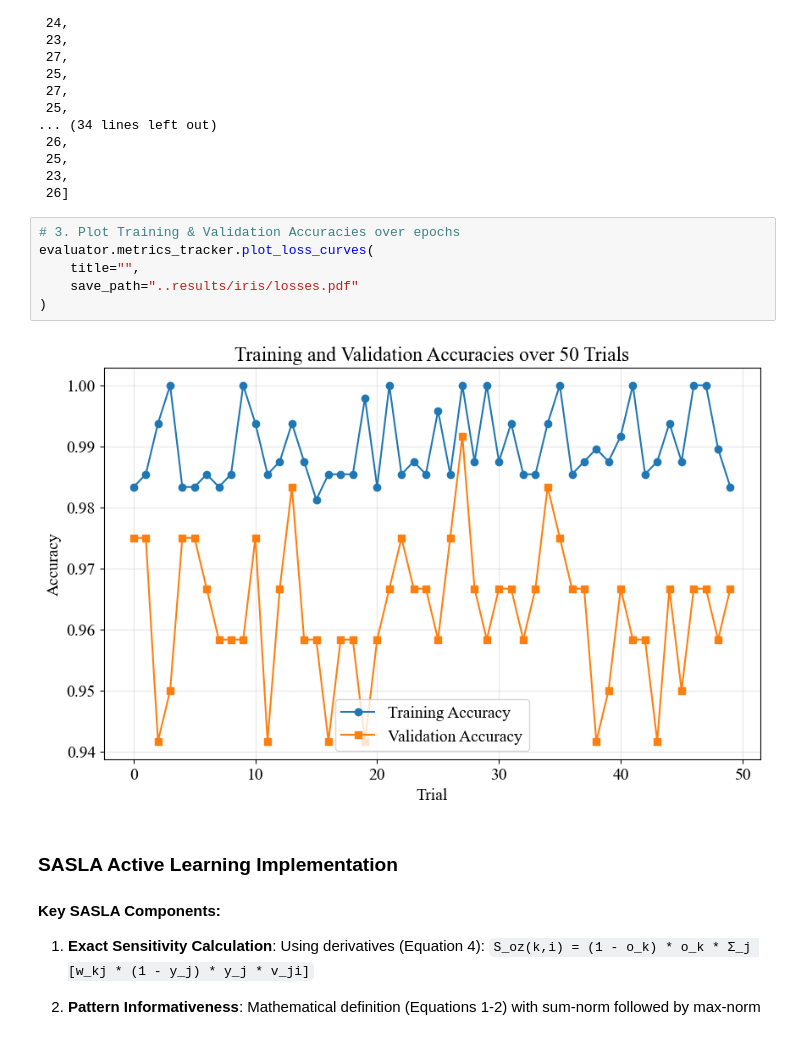
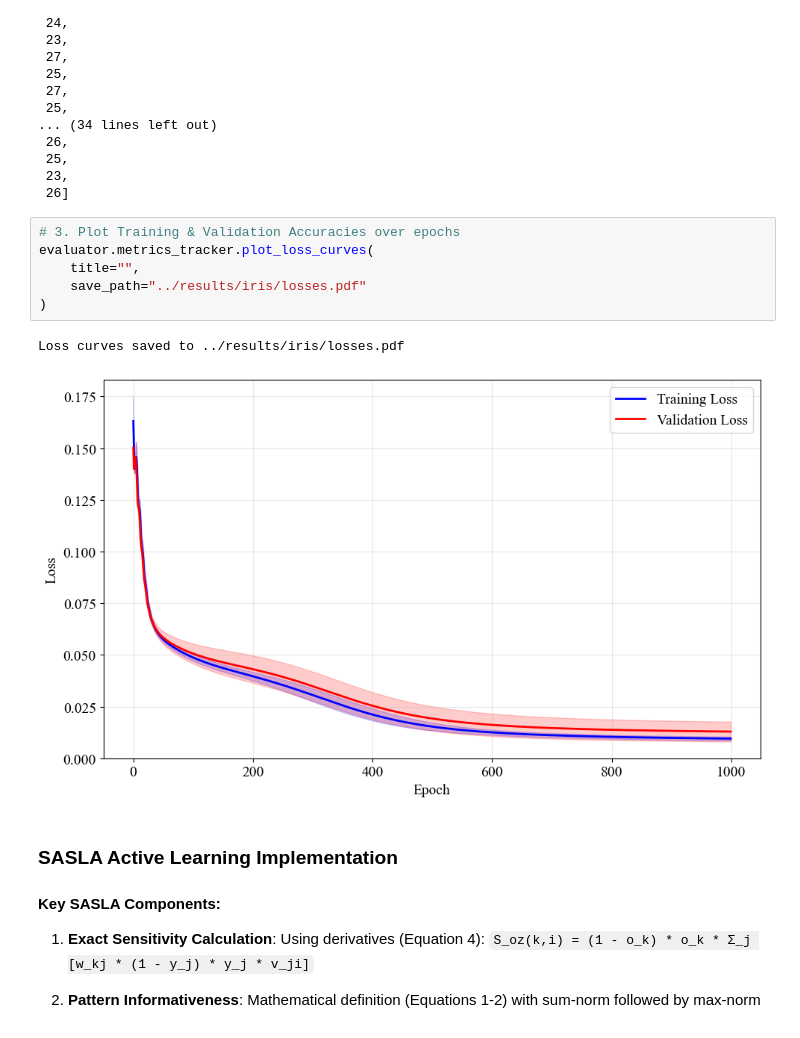
Before and after one commit to Voltzz9/ml441_assignments, a Jupyter notebook: assign3/notebooks/01_classification_iris.ipynb, the cells around one changed output. Saved outputs shown, nothing was run; the diff lists cells and outputs as text.

Commit message:
Add more plots

```diff
--- a/assign3/notebooks/01_classification_iris.ipynb
+++ b/assign3/notebooks/01_classification_iris.ipynb
@@ -605,11 +605,12 @@ evaluator.metrics_tracker.epochs_to_converge
 # %%
 # 3. Plot Training & Validation Accuracies over epochs
 evaluator.metrics_tracker.plot_loss_curves(
     title="",
-    save_path="..results/iris/losses.pdf"
+    save_path="../results/iris/losses.pdf"
 )
 # %% [output]
+Loss curves saved to ../results/iris/losses.pdf
-[figure, old version]
+[figure, new version]
 # %% [markdown]
 ### SASLA Active Learning Implementation
 
```
Also changed, not shown: parts of 7 cells of this notebook, 6 other files.
